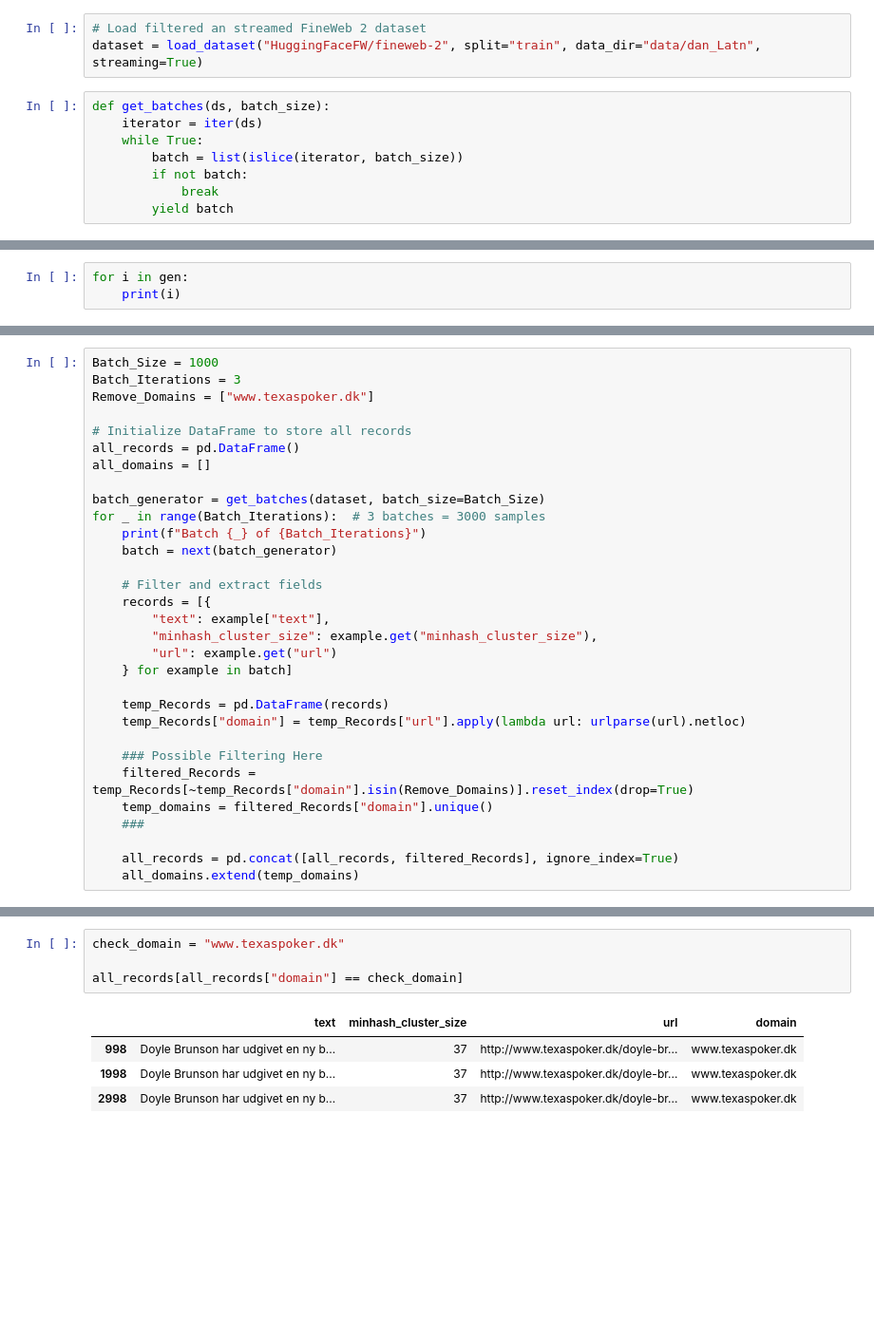
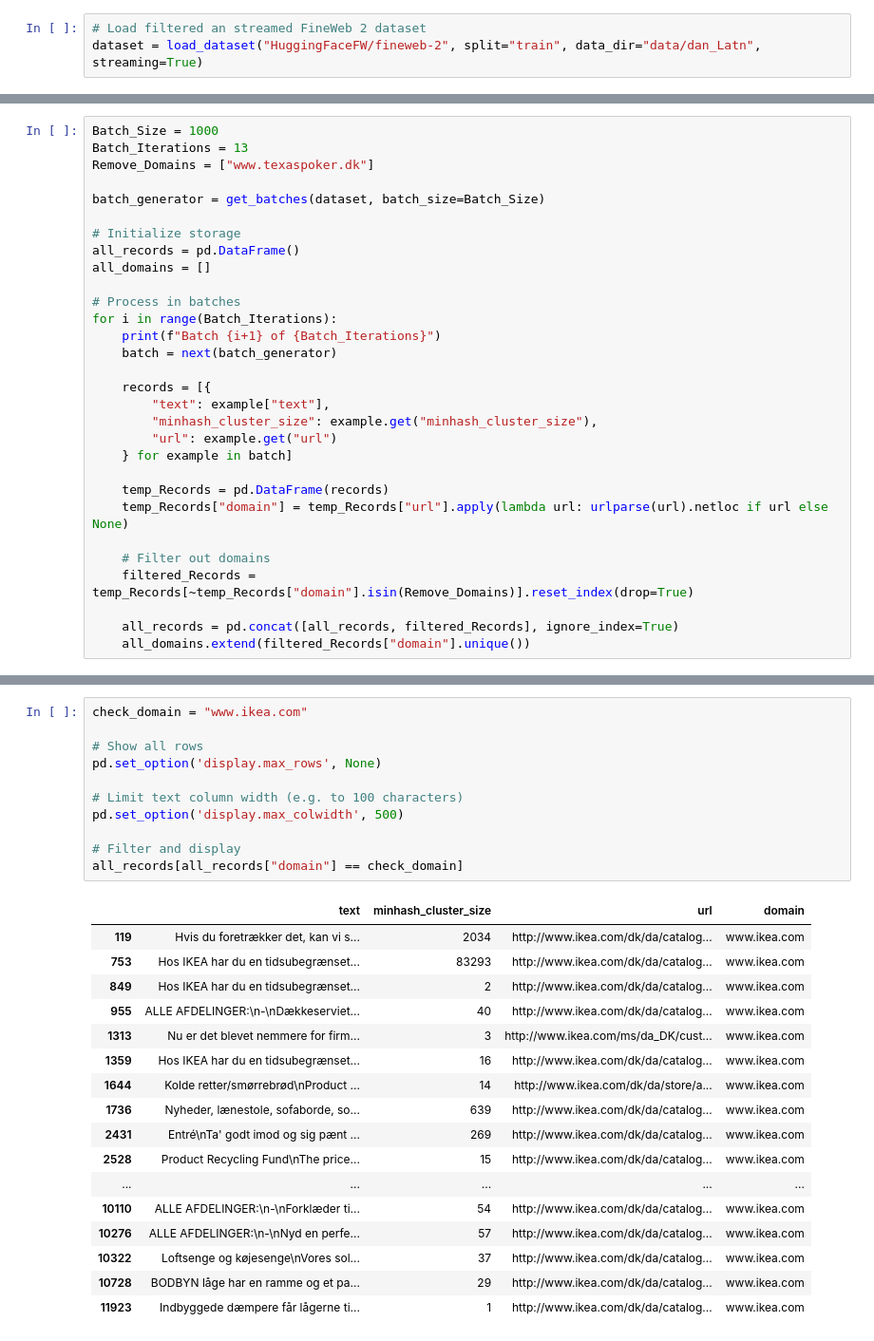
Before and after one commit to Shadoughcake/Enhancing-Multilingual-AI-Analyzing-and-Modeling-Educational-Content-with-the-FineWeb-C, a Jupyter notebook: fineweb.ipynb, the cells around one changed output, grey strips where cells are left out. Shown at 95% size. Cells and saved outputs as stored; diff of their text form; blank space fills up the shorter version.

Commit message:
fineweb2 data searcher, transformer data concat

```diff
--- a/fineweb.ipynb
+++ b/fineweb.ipynb
@@ -7,11 +8,3 @@ from urllib.parse import urlparse
 # %%
 # Load filtered an streamed FineWeb 2 dataset
 dataset = load_dataset("HuggingFaceFW/fineweb-2", split="train", data_dir="data/dan_Latn", streaming=True)
-# %%
-def get_batches(ds, batch_size):
-    iterator = iter(ds)
-    while True:
-        batch = list(islice(iterator, batch_size))
-        if not batch:
-            break
-        yield batch
@@ -20,4 +11 @@ gen = get_batches(dataset, 1000)
-# %%
-for i in gen:
-    print(i)
 # %%
@@ -38,18 +48,19 @@ def domain_distribution(df):
 # %%
 Batch_Size = 1000
-Batch_Iterations = 3
+Batch_Iterations = 13
 Remove_Domains = ["www.texaspoker.dk"]
 
-# Initialize DataFrame to store all records
+batch_generator = get_batches(dataset, batch_size=Batch_Size)
+
+# Initialize storage
 all_records = pd.DataFrame()
 all_domains = []
 
-batch_generator = get_batches(dataset, batch_size=Batch_Size)
-for _ in range(Batch_Iterations):  # 3 batches = 3000 samples
-    print(f"Batch {_} of {Batch_Iterations}")
+# Process in batches
+for i in range(Batch_Iterations):
+    print(f"Batch {i+1} of {Batch_Iterations}")
     batch = next(batch_generator)
 
-    # Filter and extract fields
     records = [{
         "text": example["text"],
         "minhash_cluster_size": example.get("minhash_cluster_size"),
@@ -57,13 +68,11 @@ for _ in range(Batch_Iterations):  # 3 batches = 3000 samples
     } for example in batch]
 
     temp_Records = pd.DataFrame(records)
-    temp_Records["domain"] = temp_Records["url"].apply(lambda url: urlparse(url).netloc)
+    temp_Records["domain"] = temp_Records["url"].apply(lambda url: urlparse(url).netloc if url else None)
 
-    ### Possible Filtering Here
+    # Filter out domains
     filtered_Records = temp_Records[~temp_Records["domain"].isin(Remove_Domains)].reset_index(drop=True)
-    temp_domains = filtered_Records["domain"].unique()
-    ###
 
     all_records = pd.concat([all_records, filtered_Records], ignore_index=True)
-    all_domains.extend(temp_domains)
+    all_domains.extend(filtered_Records["domain"].unique())
 # %% [output]
@@ -91,9 +137,29 @@ Total Domains: 1869
 # %%
-check_domain = "www.texaspoker.dk"
+check_domain = "www.ikea.com"
 
+# Show all rows
+pd.set_option('display.max_rows', None)
+
+# Limit text column width (e.g. to 100 characters)
+pd.set_option('display.max_colwidth', 500)
+
+# Filter and display
 all_records[all_records["domain"] == check_domain]
 # %% [output]
 |  | text | minhash_cluster_size | url | domain |
-| 998 | Doyle Brunson har udgivet en ny b... | 37 | http://www.texaspoker.dk/doyle-br... | www.texaspoker.dk |
-| 1998 | Doyle Brunson har udgivet en ny b... | 37 | http://www.texaspoker.dk/doyle-br... | www.texaspoker.dk |
-| 2998 | Doyle Brunson har udgivet en ny b... | 37 | http://www.texaspoker.dk/doyle-br... | www.texaspoker.dk |
+| 119 | Hvis du foretrækker det, kan vi s... | 2034 | http://www.ikea.com/dk/da/catalog... | www.ikea.com |
+| 753 | Hos IKEA har du en tidsubegrænset... | 83293 | http://www.ikea.com/dk/da/catalog... | www.ikea.com |
+| 849 | Hos IKEA har du en tidsubegrænset... | 2 | http://www.ikea.com/dk/da/catalog... | www.ikea.com |
+| 955 | ALLE AFDELINGER:\n-\nDækkeserviet... | 40 | http://www.ikea.com/dk/da/catalog... | www.ikea.com |
+| 1313 | Nu er det blevet nemmere for firm... | 3 | http://www.ikea.com/ms/da_DK/cust... | www.ikea.com |
+| 1359 | Hos IKEA har du en tidsubegrænset... | 16 | http://www.ikea.com/dk/da/catalog... | www.ikea.com |
+| 1644 | Kolde retter/smørrebrød\nProduct ... | 14 | http://www.ikea.com/dk/da/store/a... | www.ikea.com |
+| 1736 | Nyheder, lænestole, sofaborde, so... | 639 | http://www.ikea.com/dk/da/catalog... | www.ikea.com |
+| 2431 | Entré\nTa' godt imod og sig pænt ... | 269 | http://www.ikea.com/dk/da/catalog... | www.ikea.com |
+| 2528 | Product Recycling Fund\nThe price... | 15 | http://www.ikea.com/dk/da/catalog... | www.ikea.com |
+| ... | ... | ... | ... | ... |
+| 10110 | ALLE AFDELINGER:\n-\nForklæder ti... | 54 | http://www.ikea.com/dk/da/catalog... | www.ikea.com |
+| 10276 | ALLE AFDELINGER:\n-\nNyd en perfe... | 57 | http://www.ikea.com/dk/da/catalog... | www.ikea.com |
+| 10322 | Loftsenge og køjesenge\nVores sol... | 37 | http://www.ikea.com/dk/da/catalog... | www.ikea.com |
+| 10728 | BODBYN låge har en ramme og et pa... | 29 | http://www.ikea.com/dk/da/catalog... | www.ikea.com |
+| 11923 | Indbyggede dæmpere får lågerne ti... | 1 | http://www.ikea.com/dk/da/catalog... | www.ikea.com |
```
Also changed, not shown: parts of 11 cells of this notebook, 2 other files.
